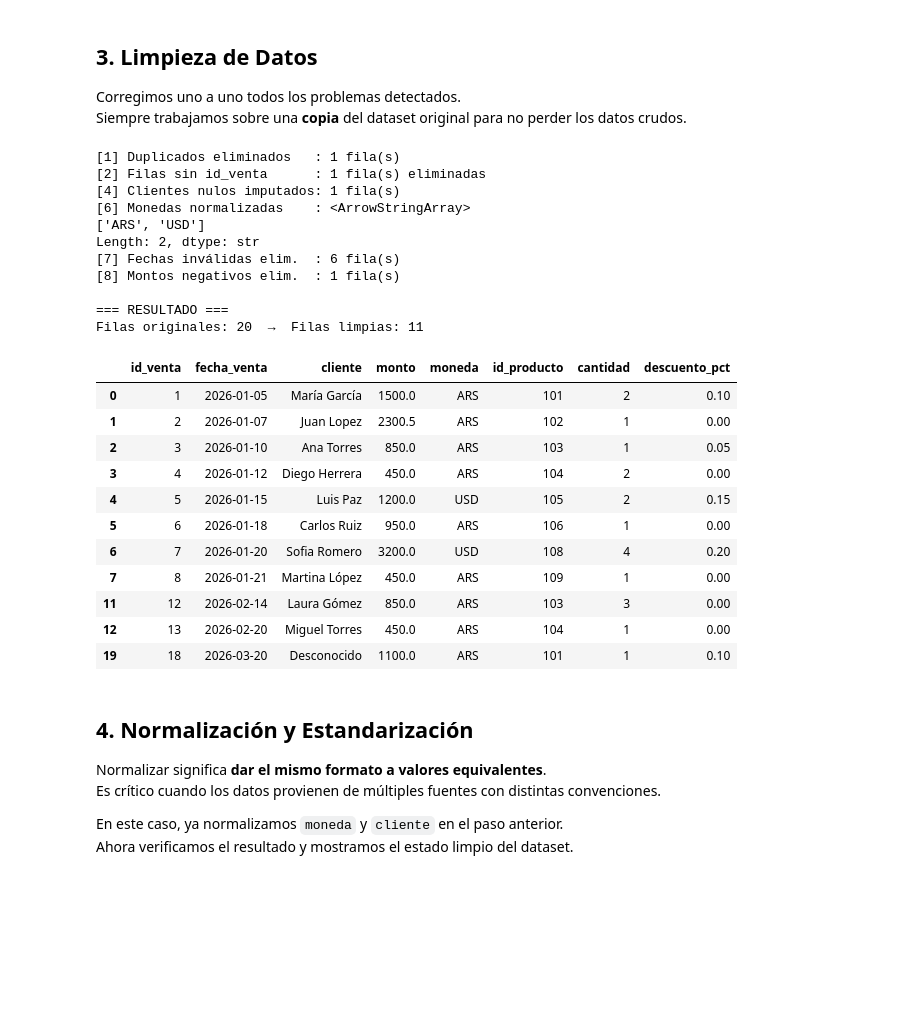
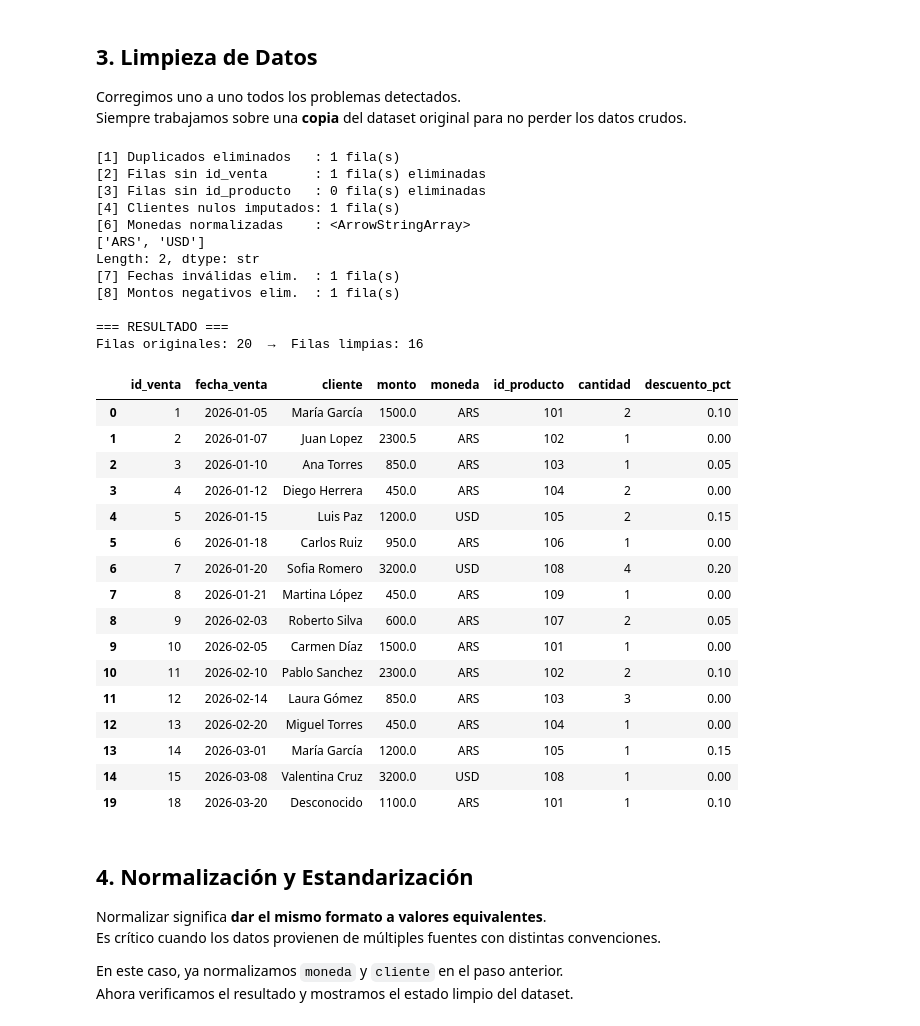
Before and after one commit to seorozco/Ingenieria_Datos, a Jupyter notebook: notebook/unidad_II/transformacion_datos.ipynb, the cells around one changed output. Saved outputs shown, nothing was run; the diff lists cells and outputs as text; code cells hidden in the pictures; blank space fills up the shorter version.

Commit message:
Fix data transformation notebook: update package paths, normalize date formats, and handle missing values

```diff
--- a/notebook/unidad_II/transformacion_datos.ipynb
+++ b/notebook/unidad_II/transformacion_datos.ipynb
@@ -159,6 +157,11 @@ antes = len(df)
 df = df.dropna(subset=["id_venta"])
 print(f"[2] Filas sin id_venta      : {antes - len(df)} fila(s) eliminadas")
 
+#Eliminar id_producto nulos
+antes = len(df)
+df = df.dropna(subset=["id_producto"])
+print(f"[3] Filas sin id_producto   : {antes - len(df)} fila(s) eliminadas")
+
 # ── Paso 3: Convertir id_venta a entero ───────────────────────────────────────
 df["id_venta"] = df["id_venta"].astype(int)
 
@@ -171,48 +174,56 @@ print(f"[4] Clientes nulos imputados: {nulos_cliente} fila(s)")
 df["cliente"] = df["cliente"].str.strip().str.title()
 
 # ── Paso 6: Normalizar moneda (mayúsculas + mapeo de variantes) ───────────────
-mapa_monedas = {"PESOS": "ARS", "pesos": "ARS"}
+mapa_monedas = {"PESOS": "ARS", "pesos": "ARS", "usd": "USD", "DOLARES": "USD", "dolares": "USD"}
 df["moneda"] = df["moneda"].str.strip().str.upper().replace(mapa_monedas)
 print(f"[6] Monedas normalizadas    : {df['moneda'].unique()}")
 
 # ── Paso 7: Parsear fechas con manejo de errores ──────────────────────────────
+#remplazo en la fecha los "-" por "/" para que el formato sea consistente y se pueda parsear correctamente
+df["fecha_venta"] = df["fecha_venta"].str.replace("-", "/")
 # errors='coerce' convierte los valores inválidos en NaT (Not a Time)
 df["fecha_venta"] = pd.to_datetime(df["fecha_venta"], dayfirst=True, errors="coerce")
 fechas_invalidas = df["fecha_venta"].isna().sum()
 df = df.dropna(subset=["fecha_venta"])
 print(f"[7] Fechas inválidas elim.  : {fechas_invalidas} fila(s)")
 
 # ── Paso 8: Eliminar montos negativos ─────────────────────────────────────────
 antes = len(df)
 df = df[df["monto"] >= 0]
 print(f"[8] Montos negativos elim.  : {antes - len(df)} fila(s)")
 
 print(f"\n=== RESULTADO ===")
 print(f"Filas originales: {n_original}  →  Filas limpias: {len(df)}")
 df
 # %% [output]
 [1] Duplicados eliminados   : 1 fila(s)
 [2] Filas sin id_venta      : 1 fila(s) eliminadas
+[3] Filas sin id_producto   : 0 fila(s) eliminadas
 [4] Clientes nulos imputados: 1 fila(s)
 [6] Monedas normalizadas    : <ArrowStringArray>
 ['ARS', 'USD']
 Length: 2, dtype: str
-[7] Fechas inválidas elim.  : 6 fila(s)
+[7] Fechas inválidas elim.  : 1 fila(s)
 [8] Montos negativos elim.  : 1 fila(s)
 
 === RESULTADO ===
-Filas originales: 20  →  Filas limpias: 11
+Filas originales: 20  →  Filas limpias: 16
 |  | id_venta | fecha_venta | cliente | monto | moneda | id_producto | cantidad | descuento_pct |
 | 0 | 1 | 2026-01-05 | María García | 1500.0 | ARS | 101 | 2 | 0.10 |
 | 1 | 2 | 2026-01-07 | Juan Lopez | 2300.5 | ARS | 102 | 1 | 0.00 |
 | 2 | 3 | 2026-01-10 | Ana Torres | 850.0 | ARS | 103 | 1 | 0.05 |
 | 3 | 4 | 2026-01-12 | Diego Herrera | 450.0 | ARS | 104 | 2 | 0.00 |
 | 4 | 5 | 2026-01-15 | Luis Paz | 1200.0 | USD | 105 | 2 | 0.15 |
 | 5 | 6 | 2026-01-18 | Carlos Ruiz | 950.0 | ARS | 106 | 1 | 0.00 |
 | 6 | 7 | 2026-01-20 | Sofia Romero | 3200.0 | USD | 108 | 4 | 0.20 |
 | 7 | 8 | 2026-01-21 | Martina López | 450.0 | ARS | 109 | 1 | 0.00 |
+| 8 | 9 | 2026-02-03 | Roberto Silva | 600.0 | ARS | 107 | 2 | 0.05 |
+| 9 | 10 | 2026-02-05 | Carmen Díaz | 1500.0 | ARS | 101 | 1 | 0.00 |
+| 10 | 11 | 2026-02-10 | Pablo Sanchez | 2300.0 | ARS | 102 | 2 | 0.10 |
 | 11 | 12 | 2026-02-14 | Laura Gómez | 850.0 | ARS | 103 | 3 | 0.00 |
 | 12 | 13 | 2026-02-20 | Miguel Torres | 450.0 | ARS | 104 | 1 | 0.00 |
+| 13 | 14 | 2026-03-01 | María García | 1200.0 | ARS | 105 | 1 | 0.15 |
+| 14 | 15 | 2026-03-08 | Valentina Cruz | 3200.0 | USD | 108 | 1 | 0.00 |
 | 19 | 18 | 2026-03-20 | Desconocido | 1100.0 | ARS | 101 | 1 | 0.10 |
 # %% [markdown]
 ## 4. Normalización y Estandarización
```
Also changed, not shown: parts of 2 cells of this notebook, 1 other file.
